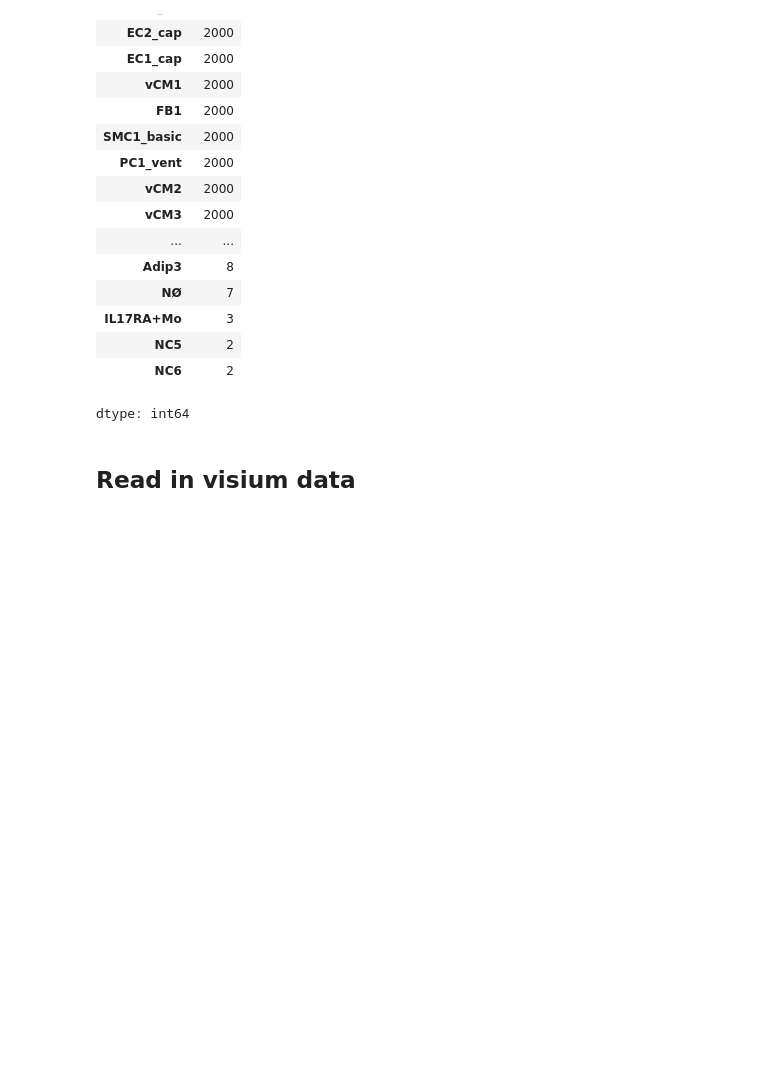
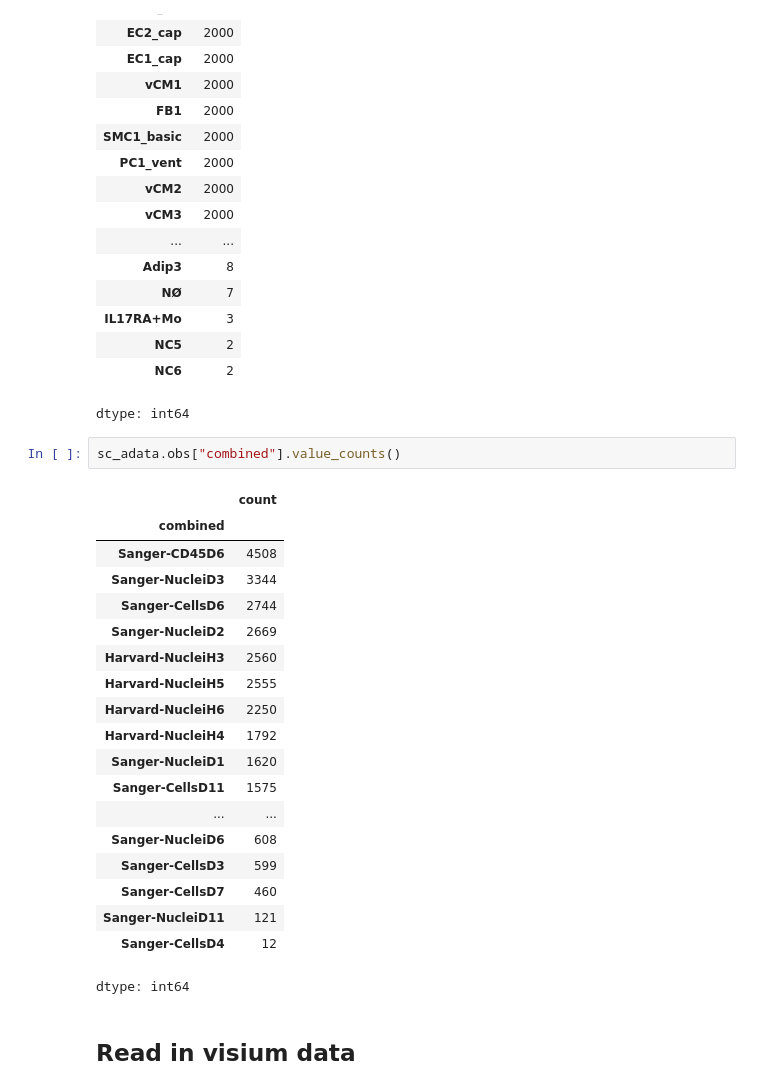
Before and after one commit to Imane-Mkt/scvi-tools, a Jupyter notebook: spatial/stereoscope_heart_LV_tutorial.ipynb, the cells around one changed output. Drawn from its saved outputs; the diff is of its cells as text; blank space fills up the shorter version.

```diff
--- a/spatial/stereoscope_heart_LV_tutorial.ipynb
+++ b/spatial/stereoscope_heart_LV_tutorial.ipynb
@@ -162,6 +160,28 @@ sc_adata.obs["cell_states"].value_counts()
 | NC5 | 2 |
 | NC6 | 2 |
 dtype: int64
+# %%
+sc_adata.obs["combined"].value_counts()
+# %% [output]
+|  | count |
+| combined |  |
+| Sanger-CD45D6 | 4508 |
+| Sanger-NucleiD3 | 3344 |
+| Sanger-CellsD6 | 2744 |
+| Sanger-NucleiD2 | 2669 |
+| Harvard-NucleiH3 | 2560 |
+| Harvard-NucleiH5 | 2555 |
+| Harvard-NucleiH6 | 2250 |
+| Harvard-NucleiH4 | 1792 |
+| Sanger-NucleiD1 | 1620 |
+| Sanger-CellsD11 | 1575 |
+| ... | ... |
+| Sanger-NucleiD6 | 608 |
+| Sanger-CellsD3 | 599 |
+| Sanger-CellsD7 | 460 |
+| Sanger-NucleiD11 | 121 |
+| Sanger-CellsD4 | 12 |
+dtype: int64
 # %% [markdown]
 ## Read in visium data
 # %%
```
Also changed, not shown: parts of 14 cells of this notebook.
